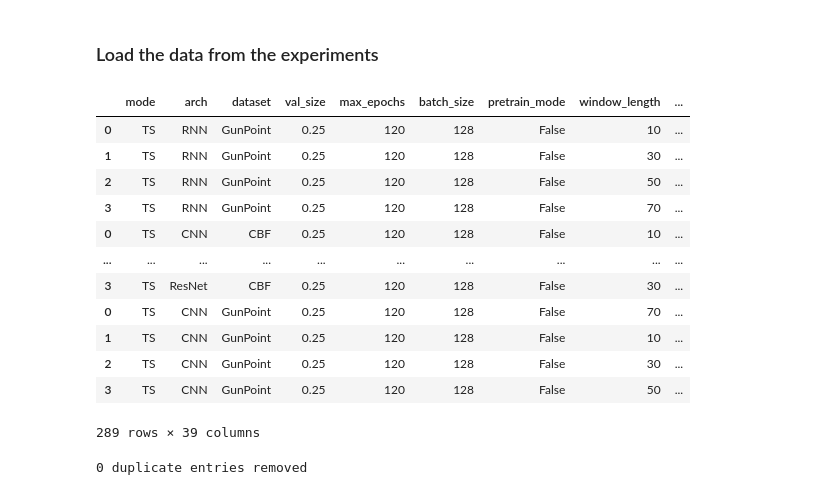
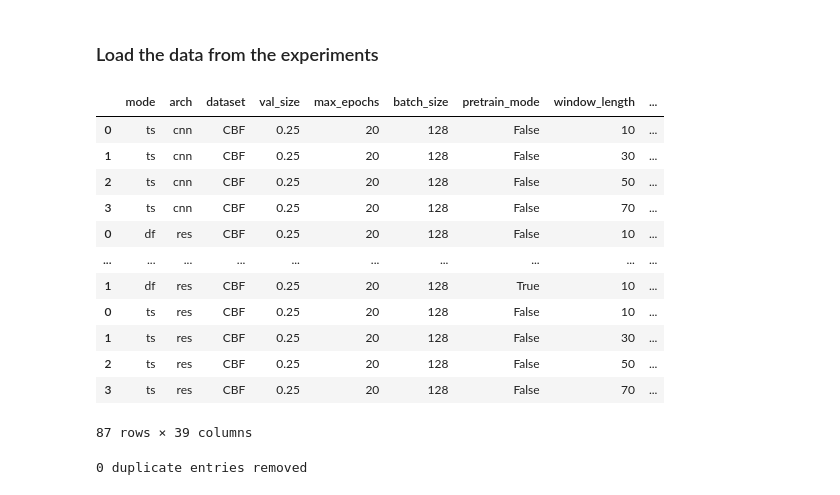
Before and after one commit to mbisan/s3ts, a Jupyter notebook: figures.ipynb, the cells around one changed output. Cells and saved outputs as stored; diff of their text form; code cells hidden in the pictures.

```diff
--- a/figures.ipynb
+++ b/figures.ipynb
@@ -12,30 +12,30 @@ from pathlib import Path
 # %% [markdown]
 ### Load the data from the experiments
 # %%
-folder = Path("storage/synced")
+folder = Path("storage/results/")
 
 # load all csv files in the folder using pandas
 df = pd.concat([pd.read_csv(f) for f in folder.glob("*.csv")])
 df["stride_series"].replace(np.NaN, False, inplace=True)
 df['train_exc_limit'].replace(np.NaN, 0, inplace=True)
 df["pretrained"].replace(np.NaN, False, inplace=True)
 df["cv_rep"].replace(np.NaN, False, inplace=True)
 df["eq_wdw_length"] = df["window_length"]*df["window_time_stride"]
 df
 # %% [output]
 |  | mode | arch | dataset | val_size | max_epochs | batch_size | pretrain_mode | window_length | ... |
-| 0 | TS | RNN | GunPoint | 0.25 | 120 | 128 | False | 10 | ... |
-| 1 | TS | RNN | GunPoint | 0.25 | 120 | 128 | False | 30 | ... |
-| 2 | TS | RNN | GunPoint | 0.25 | 120 | 128 | False | 50 | ... |
-| 3 | TS | RNN | GunPoint | 0.25 | 120 | 128 | False | 70 | ... |
-| 0 | TS | CNN | CBF | 0.25 | 120 | 128 | False | 10 | ... |
+| 0 | ts | cnn | CBF | 0.25 | 20 | 128 | False | 10 | ... |
+| 1 | ts | cnn | CBF | 0.25 | 20 | 128 | False | 30 | ... |
+| 2 | ts | cnn | CBF | 0.25 | 20 | 128 | False | 50 | ... |
+| 3 | ts | cnn | CBF | 0.25 | 20 | 128 | False | 70 | ... |
+| 0 | df | res | CBF | 0.25 | 20 | 128 | False | 10 | ... |
 | ... | ... | ... | ... | ... | ... | ... | ... | ... | ... |
-| 3 | TS | ResNet | CBF | 0.25 | 120 | 128 | False | 30 | ... |
-| 0 | TS | CNN | GunPoint | 0.25 | 120 | 128 | False | 70 | ... |
-| 1 | TS | CNN | GunPoint | 0.25 | 120 | 128 | False | 10 | ... |
-| 2 | TS | CNN | GunPoint | 0.25 | 120 | 128 | False | 30 | ... |
-| 3 | TS | CNN | GunPoint | 0.25 | 120 | 128 | False | 50 | ... |
+| 1 | df | res | CBF | 0.25 | 20 | 128 | True | 10 | ... |
+| 0 | ts | res | CBF | 0.25 | 20 | 128 | False | 10 | ... |
+| 1 | ts | res | CBF | 0.25 | 20 | 128 | False | 30 | ... |
+| 2 | ts | res | CBF | 0.25 | 20 | 128 | False | 50 | ... |
+| 3 | ts | res | CBF | 0.25 | 20 | 128 | False | 70 | ... |
-289 rows × 39 columns
+87 rows × 39 columns
 # %%
 # check for duplicate entries
 file_entries = len(df)
```
Also changed, not shown: parts of 9 cells of this notebook, 17 other files.
